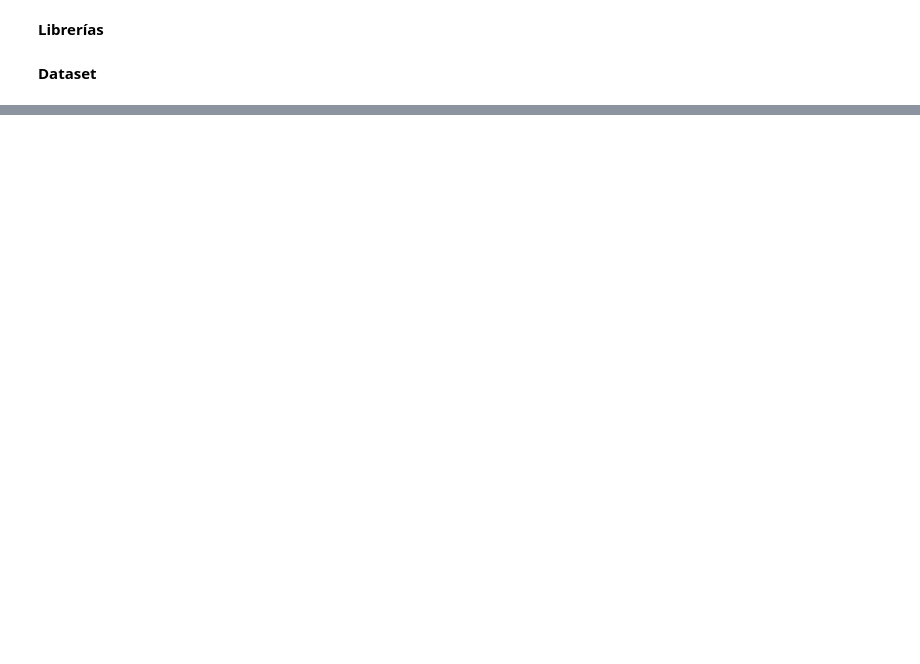
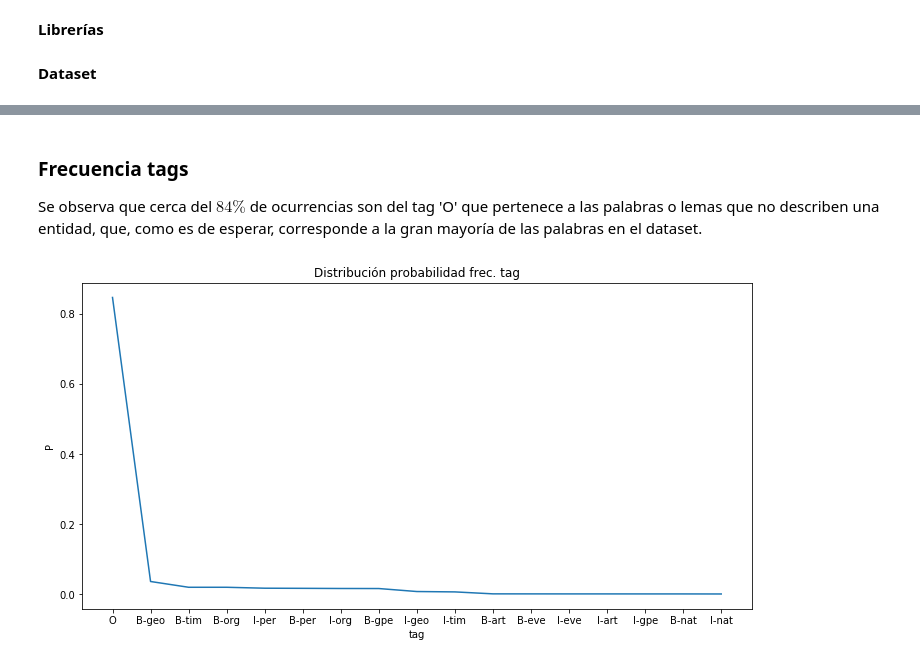
Before and after one commit to mibanez-parraguez/INF395-Tarea2, a Jupyter notebook: T2_p1.ipynb, the cells around one changed output, grey strips where cells are left out. Saved outputs shown, nothing was run; the diff lists cells and outputs as text; code cells hidden in the pictures; blank space fills up the shorter version.

```diff
--- a/T2_p1.ipynb
+++ b/T2_p1.ipynb
@@ -46,0 +137,18 @@ b'Skipping line 281837: expected 25 fields, saw 34\n'
+# %% [markdown]
+### Frecuencia tags
+
+Se observa que cerca del $84\%$ de ocurrencias son del tag 'O' que pertenece a las palabras o lemas que no describen una entidad, que, como es de esperar,  corresponde a la gran mayoría de las palabras en el dataset.
+# %%
+# Frecuencia tags
+tag_pmf = dataset["tag"].value_counts(normalize=True)
+
+# PLOT
+fig, ax = plt.subplots(figsize=(12, 6))
+ax.plot(tag_pmf.index, tag_pmf.values)
+#ax.set_yscale('log')
+ax.set_xlabel('tag')
+ax.set_ylabel('P')
+ax.set_title("Distribución probabilidad frec. tag")
+plt.show()
+# %% [output]
+[figure, added]
```
Also changed, not shown: parts of 85 cells of this notebook.
